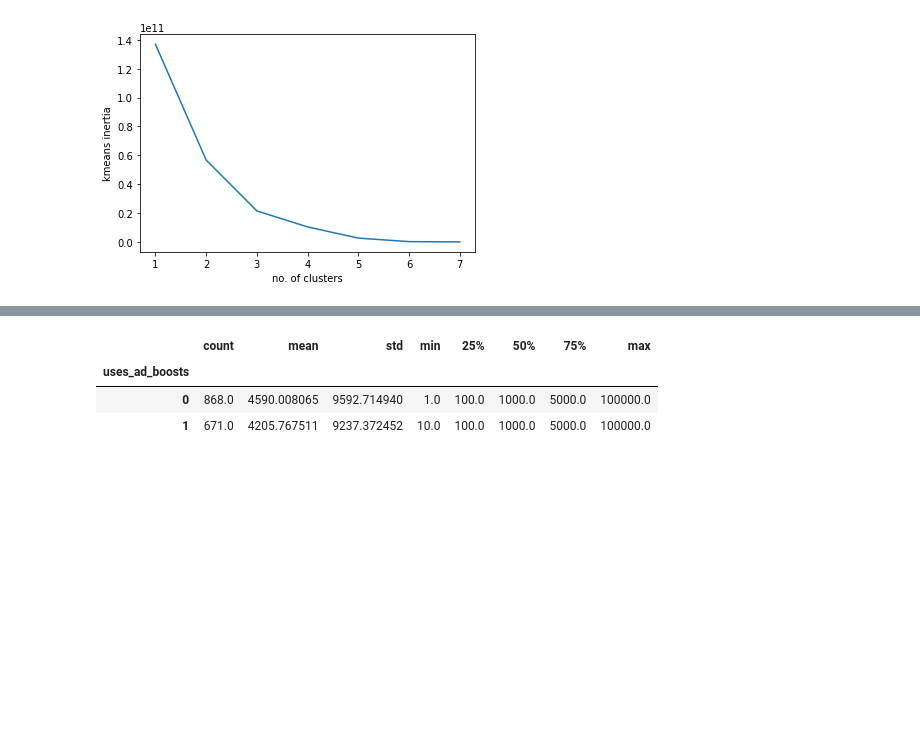
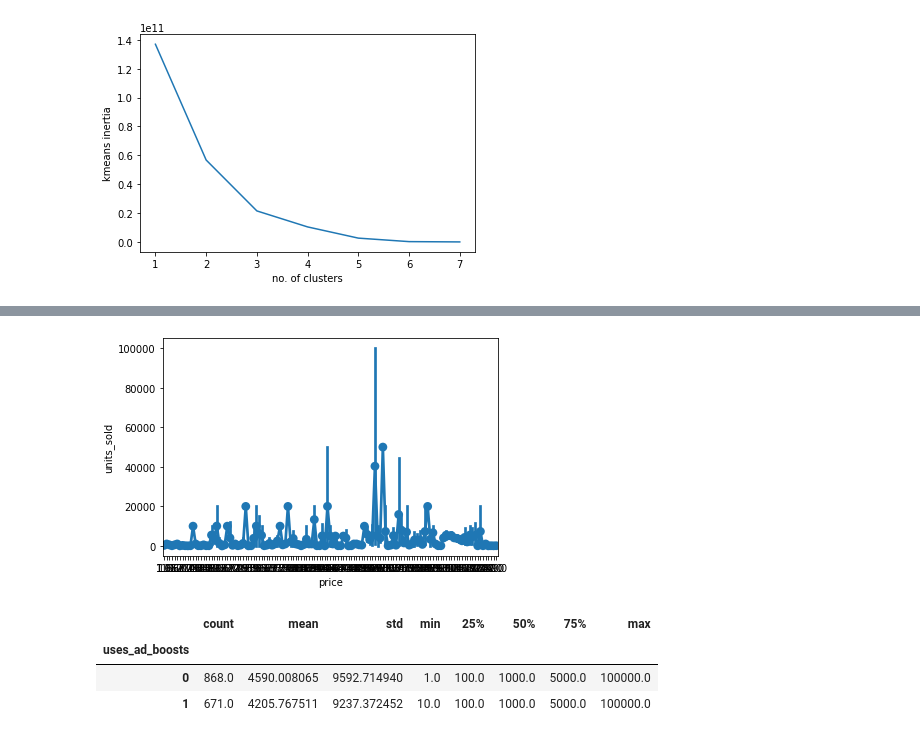
Before and after one commit to nouha18/pythoncheckpoint, a Jupyter notebook: Summer_shopping_VirtualNetwork_v1.ipynb, the cells around one changed output, grey strips where cells are left out. Cells and saved outputs as stored; diff of their text form; code cells hidden in the pictures; blank space fills up the shorter version.

```diff
--- a/Summer_shopping_VirtualNetwork_v1.ipynb
+++ b/Summer_shopping_VirtualNetwork_v1.ipynb
@@ -317,6 +381,12 @@ px.scatter(dataset,x='retail_price', y='price',color='units_sold_cluster',margin
 px.scatter(dataset, x='price', y='shipping_option_price', color= 'units_sold_cluster', title='Shipping price vs Price')
 # %% [output]
 [interactive output not drawn]
+# %%
+import seaborn as sns
+res = sns.pointplot(x=dataset["price"], y=dataset["units_sold"], data=dataset)
+plt.show()
+# %% [output]
+[figure, added]
 # %%
 dataset.groupby(['uses_ad_boosts'])['units_sold'].describe()
 # %% [output]
```
Also changed, not shown: parts of 23 cells of this notebook.
